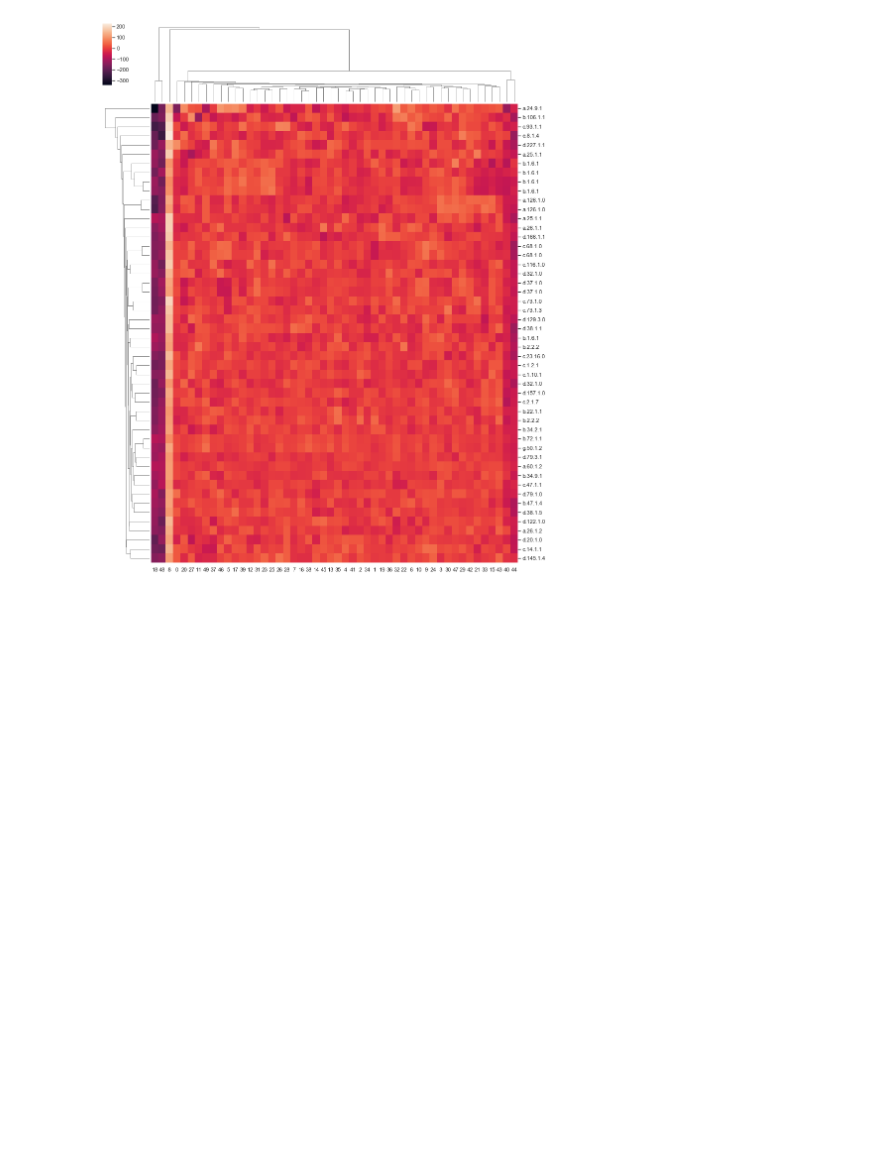
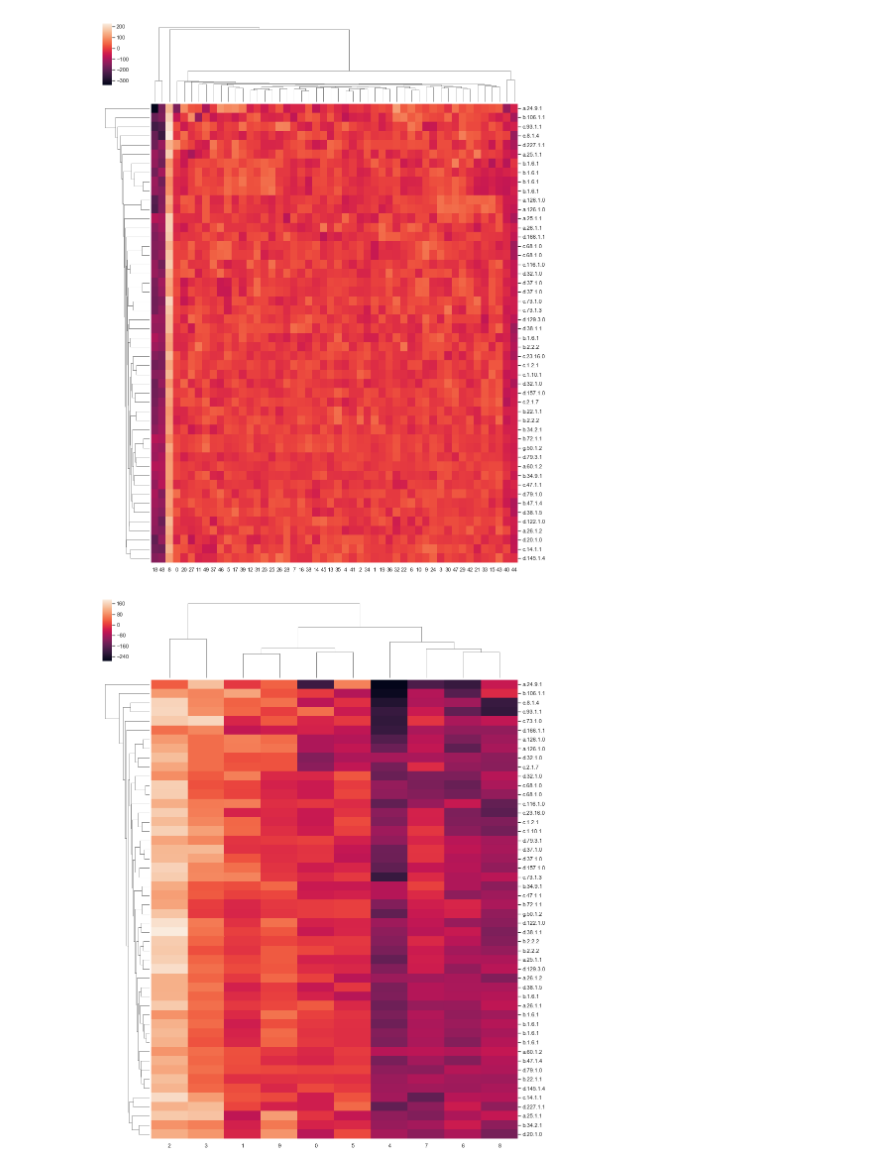
Before and after one commit to hacertilbec/Protein-Vectorization, a Jupyter notebook: Protein Distance Matrix/Hierarchical Clustering Heat Map.ipynb, the cells around one changed output. Cells and saved outputs as stored; diff of their text form; code cells hidden in the pictures; blank space fills up the shorter version.

```diff
--- a/Protein Distance Matrix/Hierarchical Clustering Heat Map.ipynb
+++ b/Protein Distance Matrix/Hierarchical Clustering Heat Map.ipynb
@@ -71,3 +68,8 @@ g = sns.clustermap(df[:50], yticklabels=True, figsize=(15, 20))
 [figure]
 # %%
 g.savefig("fig.png")
+# %%
+df10d = pd.DataFrame(new_features10d, index =y_train)
+g = sns.clustermap(df10d[:50], yticklabels=True, figsize=(15, 20))
+# %% [output]
+[figure, added]
```
Also changed, not shown: parts of 2 cells of this notebook.
